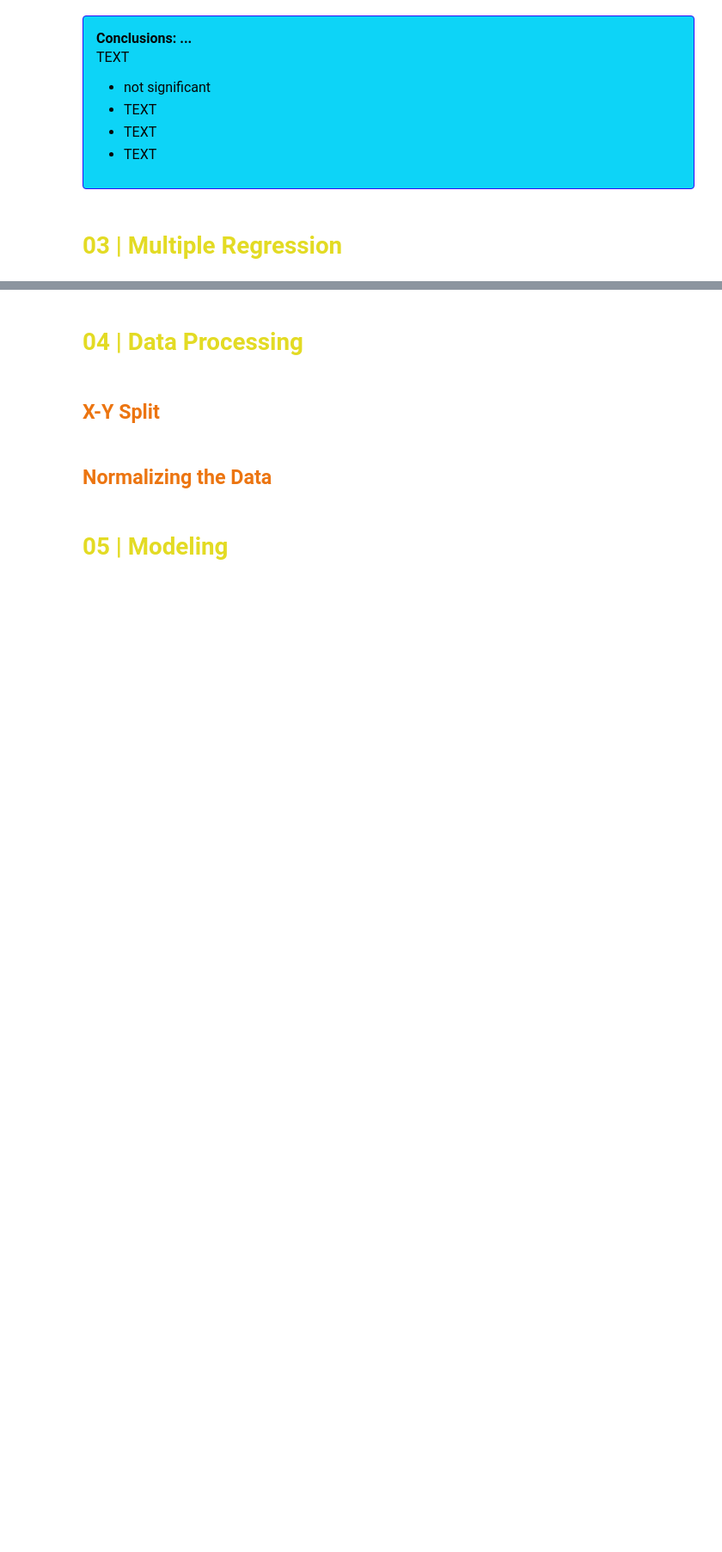
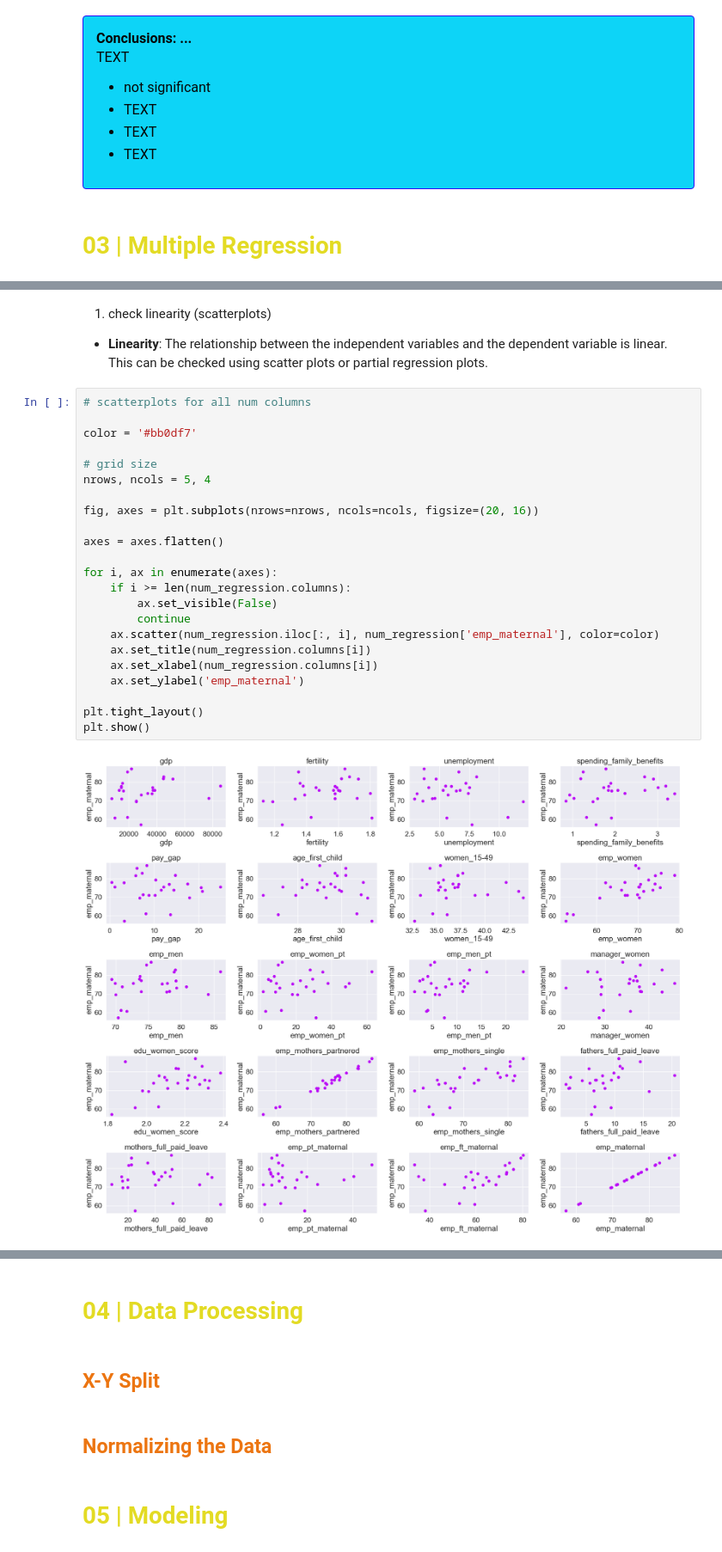
Before and after one commit to Paula0923/maternal-employment, a Jupyter notebook: inferential-maternal-employment.ipynb, the cells around one changed output, grey strips where cells are left out. Shown at 86% size. Cells and saved outputs as stored; diff of their text form; blank space fills up the shorter version.

```diff
--- a/inferential-maternal-employment.ipynb
+++ b/inferential-maternal-employment.ipynb
@@ -379,0 +505,28 @@ Notes:
+# %% [markdown]
+1. check linearity (scatterplots)
+- **Linearity**: The relationship between the independent variables and the dependent variable is linear. This can be checked using scatter plots or partial regression plots.
+# %%
+# scatterplots for all num columns
+
+color = '#bb0df7'
+
+# grid size
+nrows, ncols = 5, 4
+
+fig, axes = plt.subplots(nrows=nrows, ncols=ncols, figsize=(20, 16))
+
+axes = axes.flatten()
+
+for i, ax in enumerate(axes):
+    if i >= len(num_regression.columns):
+        ax.set_visible(False)
+        continue
+    ax.scatter(num_regression.iloc[:, i], num_regression['emp_maternal'], color=color)
+    ax.set_title(num_regression.columns[i])
+    ax.set_xlabel(num_regression.columns[i])
+    ax.set_ylabel('emp_maternal')
+
+plt.tight_layout()
+plt.show()
+# %% [output]
+[figure, added]
```
Also changed, not shown: parts of 19 cells of this notebook, 5 other files.
